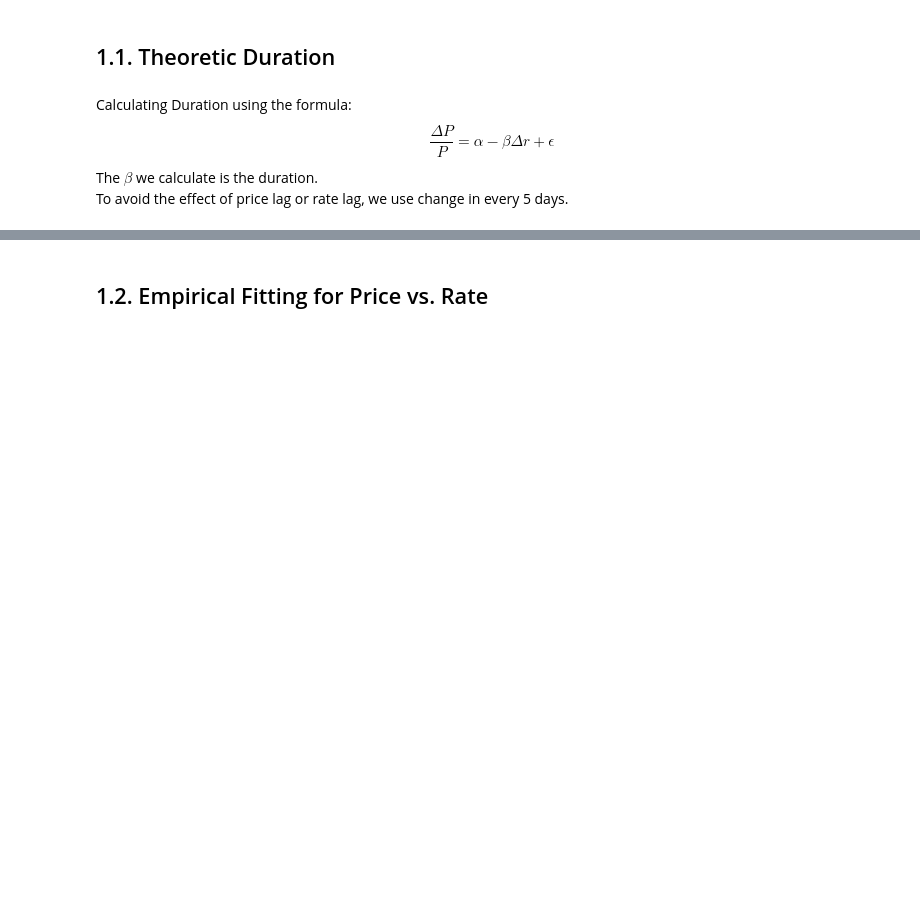
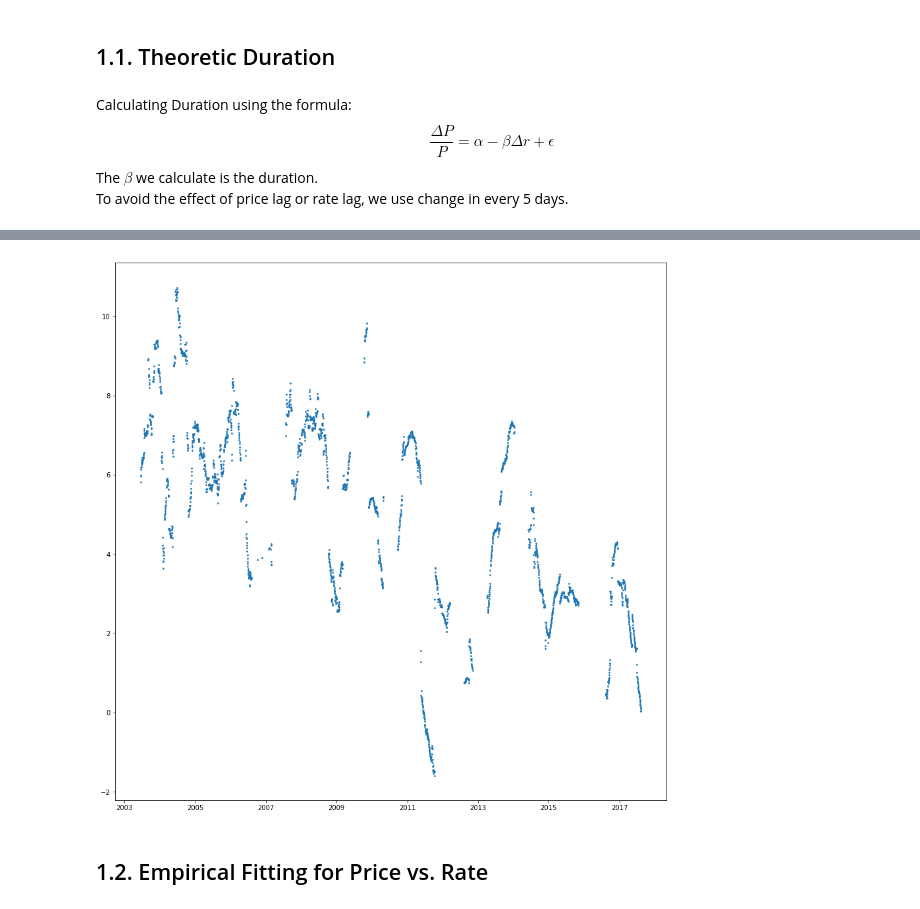
Before and after one commit to JerryDeveloper/MBSEmpiricalDuration, a Jupyter notebook: Week 7 Report - Non-linear Function Fit.ipynb, the cells around one changed output, grey strips where cells are left out. Cells and saved outputs as stored; diff of their text form; code cells hidden in the pictures; blank space fills up the shorter version.

```diff
--- a/Week 7 Report - Non-linear Function Fit.ipynb
+++ b/Week 7 Report - Non-linear Function Fit.ipynb
@@ -183,3 +180,31 @@ plt.legend()
+# %%
+fig = plt.figure(figsize=(15,15))
+ax = fig.add_subplot(111)
+k = 4
+
+smoothing = 100
+Duration_data = data['Return'].values[:] / data['Rate Change'].values[:]
+smoothed_data = []
+for i in range(len(Duration_data)):
+    #smoothed_data.append(sum(Duration_data[i:(i+smoothing)])/smoothing)
+    smoothed_data.append(sum(Duration_data[i:(i+smoothing)])/smoothing)
+
+#for k in np.arange(len(use)):
+data = params[use[k]]
+#ax.scatter(data['Rate Change'].values[:120], data['Return'].values[:120],s=1, label = str(use[k]))
+#ax.plot(data['Rate Change'].index[:],data['Return'].values[:] / data['Rate Change'].values[:])
+ax.scatter(data['Rate Change'].index, smoothed_data, s = 3)
+
+#ax2 = ax.twinx()
+#ax2.plot(data['Rate Change'].index, Duration_data, c='y')
+
+#ax.plot(data['Rate Change'].index[:], data['Return'].values[:], linewidth=1 , alpha=0.3)
+#ax.plot(data['Rate Change'].index[:], data['Rate Change'].values[:], linewidth=1, alpha=1, c='y')
+#ax.set_xlim([-0.05,0.15])
+#ax.set_ylim([-20,20])
+plt.legend()
+# %% [output]
+[figure, added]
 # %% [markdown]
 ## 1.2. Empirical Fitting for Price vs. Rate
 # %% [markdown]
```
Also changed, not shown: parts of 3 cells of this notebook.
